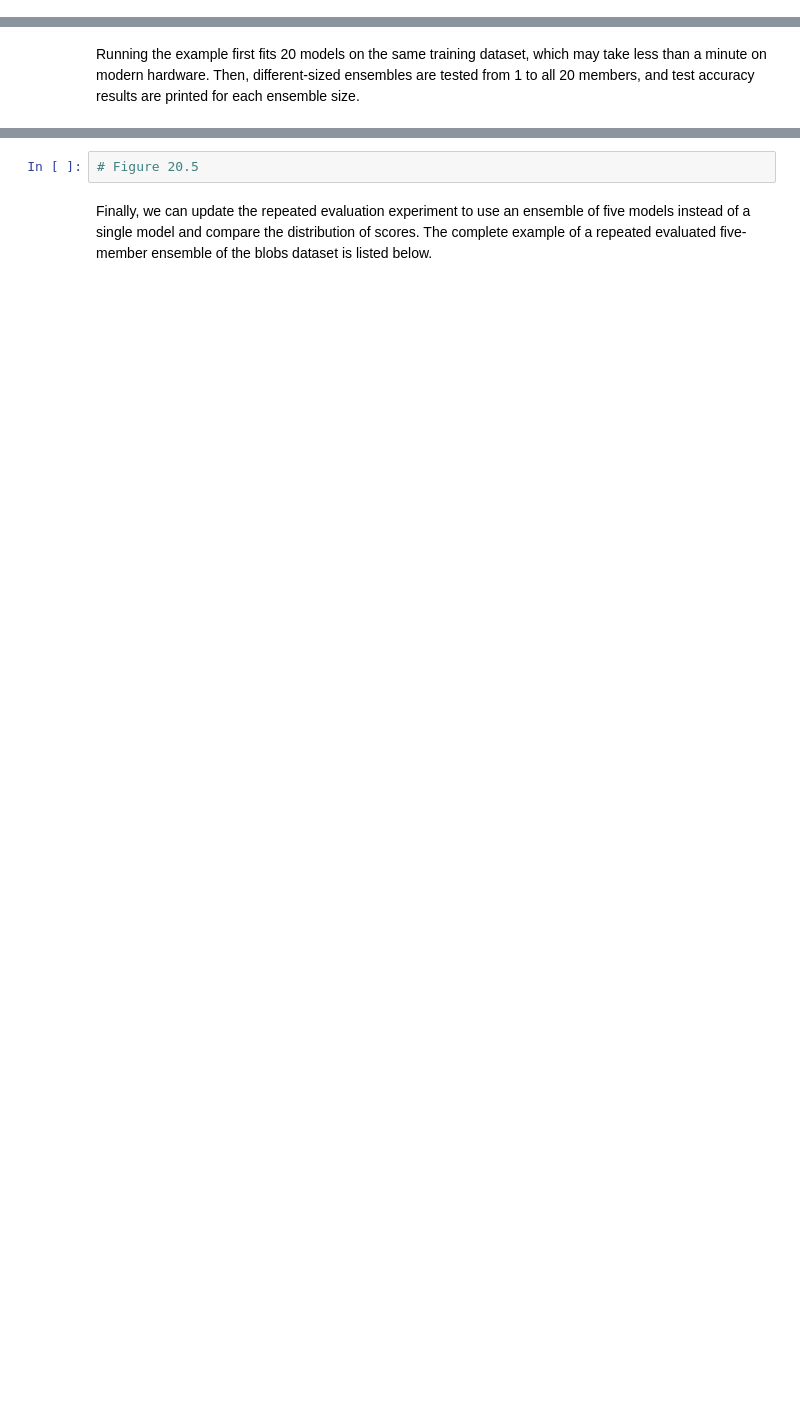
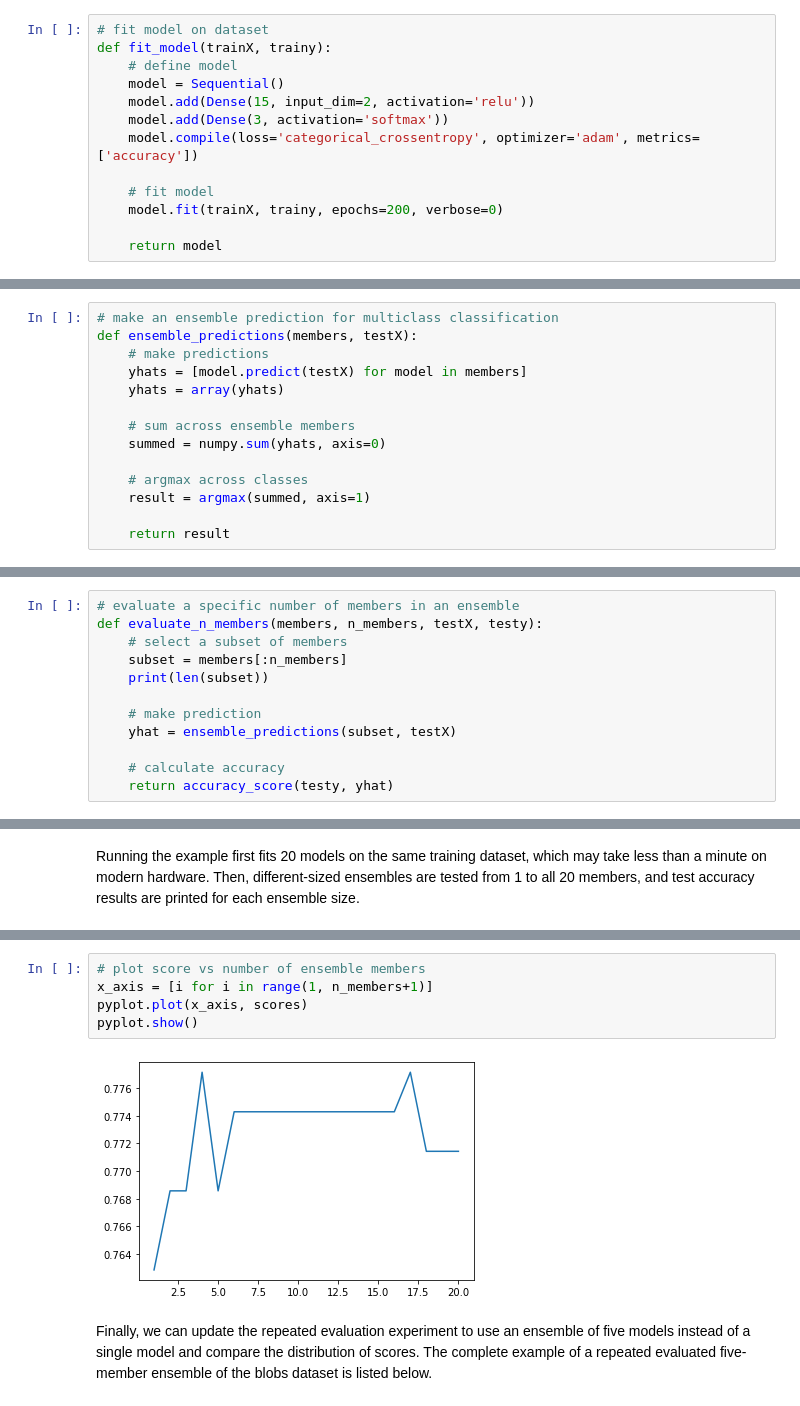
Before and after one commit to Deep-Learning-Challenge/challenge-notebooks, a Jupyter notebook: 4.Advanced Topics/3.Better Predictions/1. Combine Models From Multiple Runs with Model Averaging Ensemble.ipynb, the cells around one changed output, grey strips where cells are left out. Saved outputs shown, nothing was run; the diff lists cells and outputs as text; blank space fills up the shorter version.

```diff
--- a/4.Advanced Topics/3.Better Predictions/1. Combine Models From Multiple Runs with Model Averaging Ensemble.ipynb
+++ b/4.Advanced Topics/3.Better Predictions/1. Combine Models From Multiple Runs with Model Averaging Ensemble.ipynb
@@ -346,2 +463,15 @@ We can use model averaging to reduce the variance of the model and possibly redu
+# %%
+# fit model on dataset
+def fit_model(trainX, trainy):
+    # define model
+    model = Sequential()
+    model.add(Dense(15, input_dim=2, activation='relu'))
+    model.add(Dense(3, activation='softmax'))
+    model.compile(loss='categorical_crossentropy', optimizer='adam', metrics=['accuracy'])
+
+    # fit model
+    model.fit(trainX, trainy, epochs=200, verbose=0)
+
+    return model
 # %% [markdown]
 Next, we need a function to take a list of ensemble members and predict an out-of-sample dataset. This could be one or more samples arranged in a two-dimensional array of samples and input features. Tip: you can use this function yourself to test ensembles and make predictions with ensembles on new data.
@@ -350,2 +478,16 @@ Next, we need a function to take a list of ensemble members and predict an out-o
+# %%
+# make an ensemble prediction for multiclass classification
+def ensemble_predictions(members, testX):
+    # make predictions
+    yhats = [model.predict(testX) for model in members]
+    yhats = array(yhats)
+
+    # sum across ensemble members
+    summed = numpy.sum(yhats, axis=0)
+
+    # argmax across classes
+    result = argmax(summed, axis=1)
+
+    return result
 # %% [markdown]
 We do not know how many ensemble members will be appropriate for this problem. Therefore, we can perform a sensitivity analysis of the number of ensemble members and how it impacts test accuracy. This means we need a function that can evaluate a specified number of ensemble members and return the accuracy of a prediction combined from those members.
@@ -354,2 +494,14 @@ We do not know how many ensemble members will be appropriate for this problem. T
+# %%
+# evaluate a specific number of members in an ensemble
+def evaluate_n_members(members, n_members, testX, testy):
+    # select a subset of members
+    subset = members[:n_members]
+    print(len(subset))
+
+    # make prediction
+    yhat = ensemble_predictions(subset, testX)
+
+    # calculate accuracy
+    return accuracy_score(testy, yhat)
 # %% [markdown]
 Finally, we can create a line plot of the number of ensemble members (x-axis) versus the prediction accuracy averaged across that many members on the test dataset (y-axis).
@@ -368,4 +608,9 @@ Finally, a line plot shows the relationship between ensemble size and performanc
-# %%
-# Figure 20.5
+# %%
+# plot score vs number of ensemble members
+x_axis = [i for i in range(1, n_members+1)]
+pyplot.plot(x_axis, scores)
+pyplot.show()
+# %% [output]
+[figure, added]
 # %% [markdown]
 Finally, we can update the repeated evaluation experiment to use an ensemble of five models instead of a single model and compare the distribution of scores. The complete example of a repeated evaluated five-member ensemble of the blobs dataset is listed below.
```
Also changed, not shown: parts of 34 cells of this notebook, 53 other files.
